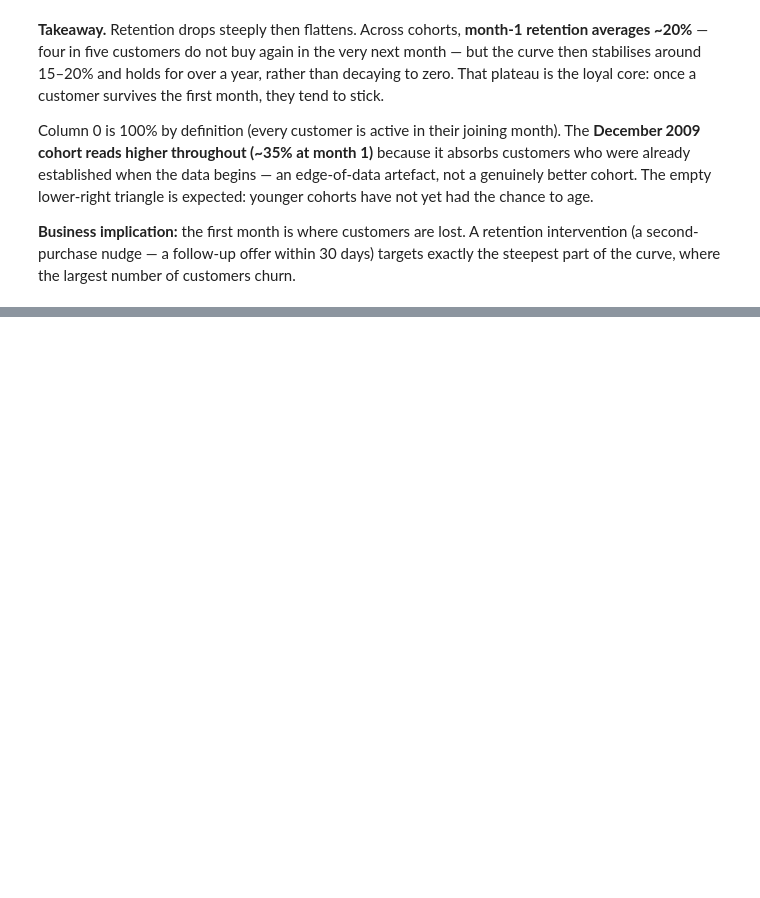
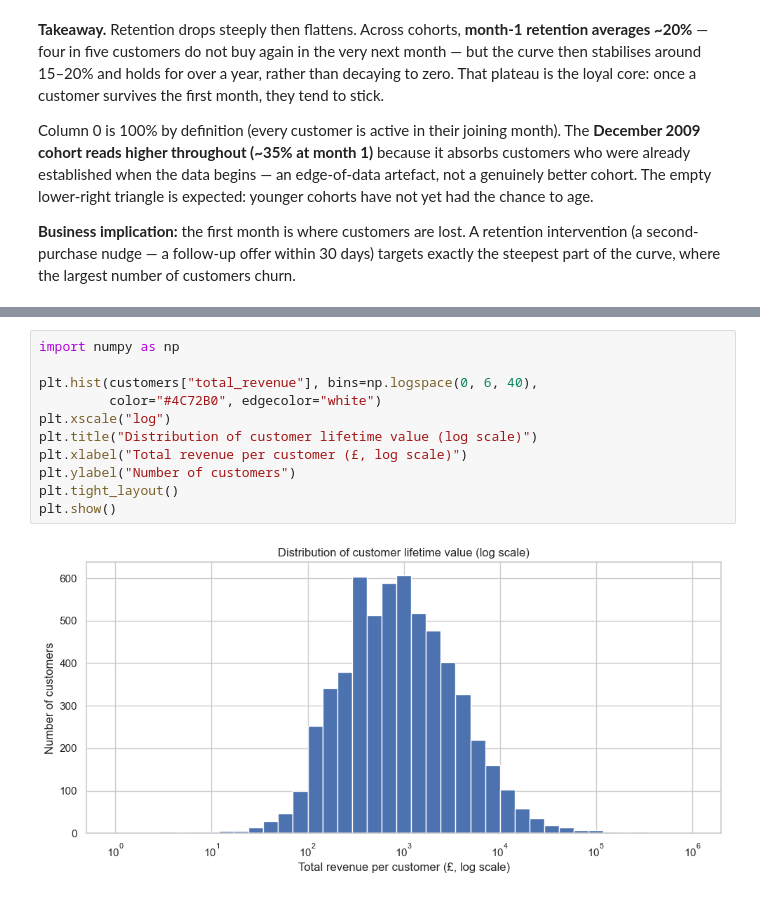
Before and after one commit to pranavsingla1207-byte/retailpulse, a Jupyter notebook: notebooks/03_eda.ipynb, the cells around one changed output, grey strips where cells are left out. Drawn from its saved outputs; the diff is of its cells as text; blank space fills up the shorter version.

Commit message:
EDA Q4/Q5: customer value concentration and cancellation analysis
Co-Authored-By: Claude <noreply@anthropic.com>

```diff
--- a/notebooks/03_eda.ipynb
+++ b/notebooks/03_eda.ipynb
@@ -272,0 +289,13 @@ Column 0 is 100% by definition (every customer is active in their joining month)
+# %%
+import numpy as np
+
+plt.hist(customers["total_revenue"], bins=np.logspace(0, 6, 40),
+         color="#4C72B0", edgecolor="white")
+plt.xscale("log")
+plt.title("Distribution of customer lifetime value (log scale)")
+plt.xlabel("Total revenue per customer (£, log scale)")
+plt.ylabel("Number of customers")
+plt.tight_layout()
+plt.show()
+# %% [output]
+[figure, added]
```
Also changed, not shown: parts of 8 cells of this notebook.
